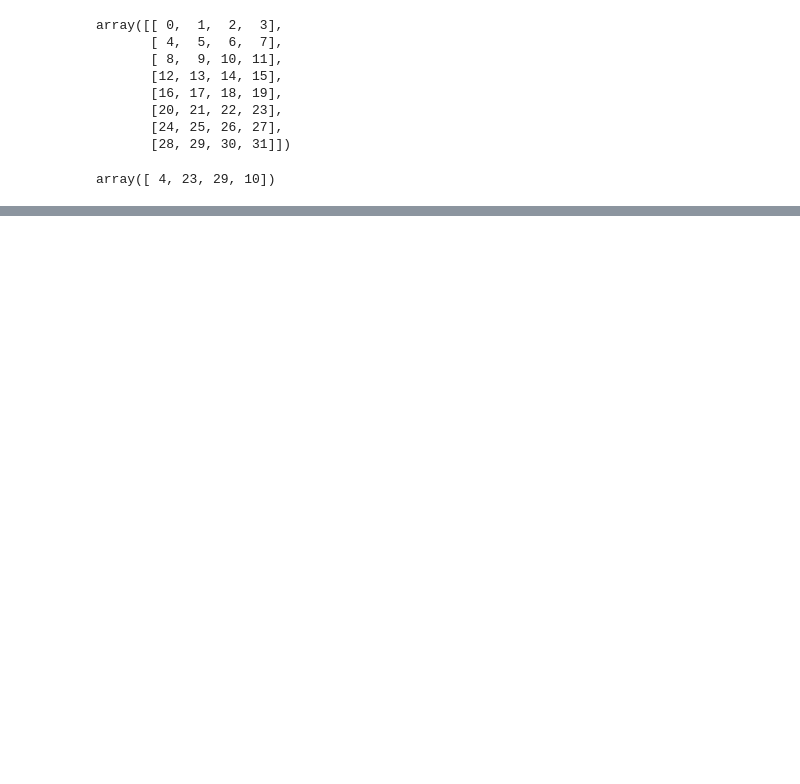
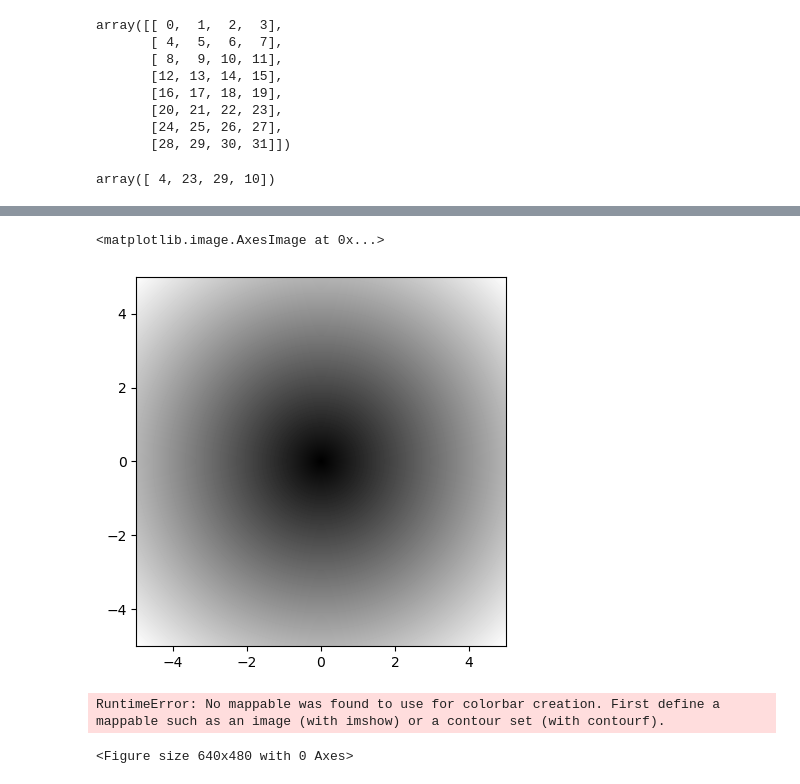
Before and after one commit to relabreche874/WesCh5, a Jupyter notebook: Chapter4WorkAlong.ipynb, the cells around one changed output, grey strips where cells are left out. Saved outputs shown, nothing was run; the diff lists cells and outputs as text; code cells hidden in the pictures; blank space fills up the shorter version.

Commit message:
Can't go any further at this point, Jupyter is not allowing me to add more cells

```diff
--- a/Chapter4WorkAlong.ipynb
+++ b/Chapter4WorkAlong.ipynb
@@ -492,0 +657,4 @@ arr[[1, 5, 7, 3]][:0, 3, 1, 2]]
+# %%
+points = np.arange(-5, 5, 0.01) # 100 equally spaced points
+
+xs, ys = np.meshgrid(points, points)
@@ -492,0 +671,2 @@ arr[[1, 5, 7, 3]][:0, 3, 1, 2]]
+# %%
+z = np.sqrt(xs ** 2 + ys ** 2)
@@ -492,0 +691,10 @@ arr[[1, 5, 7, 3]][:0, 3, 1, 2]]
+# %%
+plt.imshow(z, cmap=plt.cm.gray, extent=[-5, 5, -5, 5])
+# %% [output]
+<matplotlib.image.AxesImage at 0x...>
+[figure, added]
+# %%
+plt.colorbar()
+# %% [output]
+RuntimeError: No mappable was found to use for colorbar creation. First define a mappable such as an image (with imshow) or a contour set (with contourf).
+<Figure size 640x480 with 0 Axes>
```
Also changed, not shown: parts of 87 cells of this notebook.
